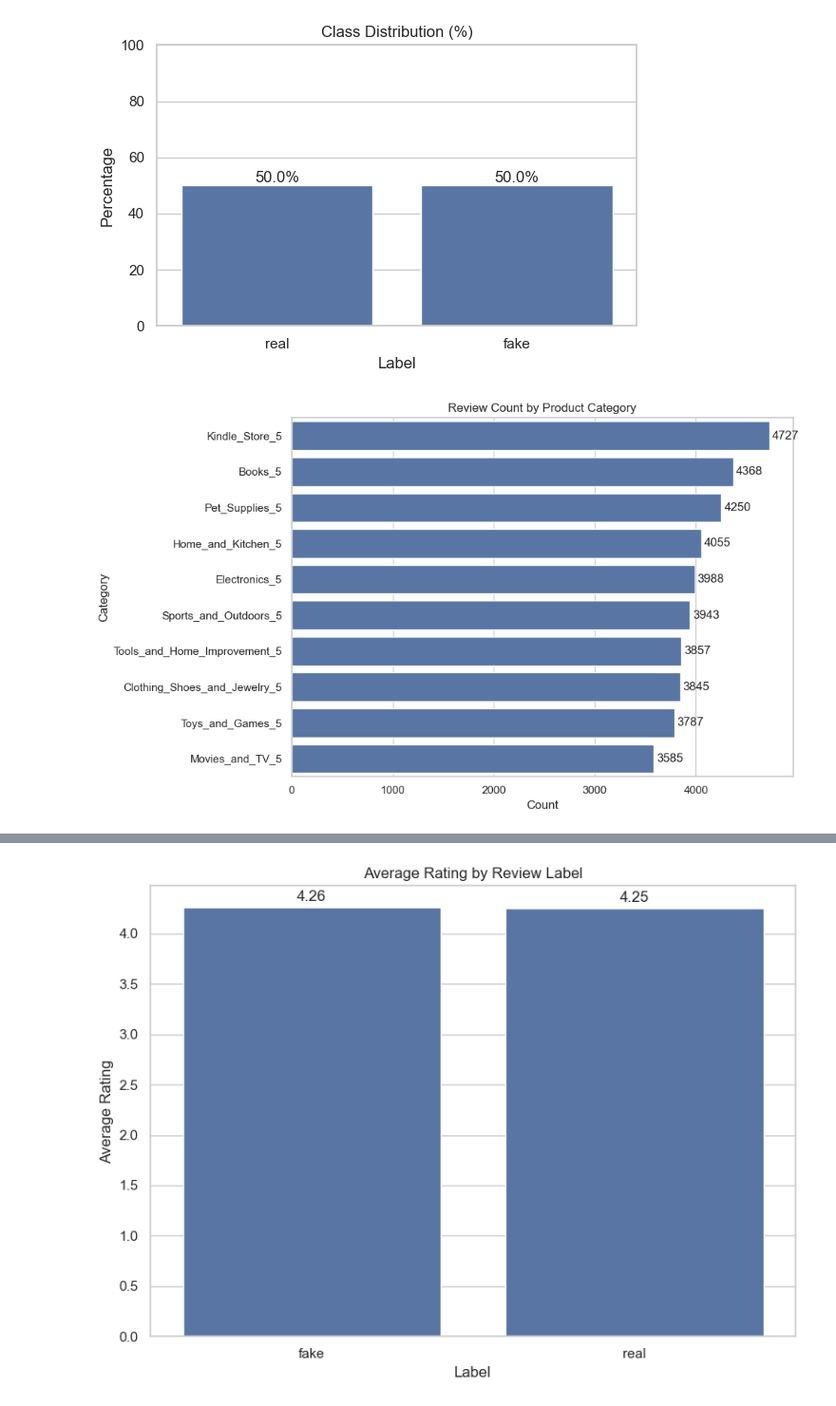
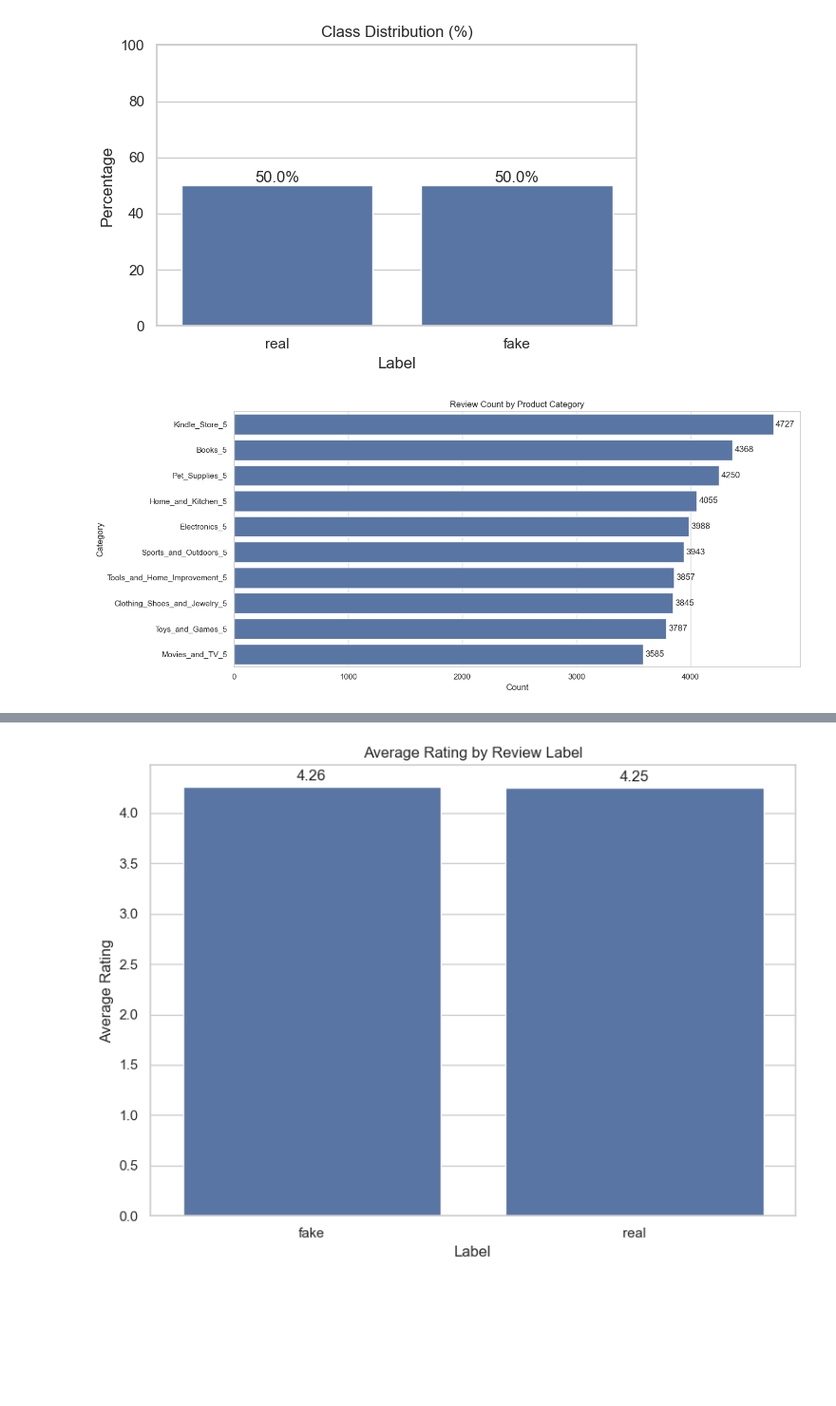
Before and after one commit to sankajithdjinasena/Review-Real-Fake-Classifier, a Jupyter notebook: notebooks/01_fake_reviews_clean_eda.ipynb, the cells around one changed output, grey strips where cells are left out. Shown at 95% size. Drawn from its saved outputs; the diff is of its cells as text; code cells hidden in the pictures; blank space fills up the shorter version.

```diff
--- a/01_fake_reviews_clean_eda.ipynb
+++ b/notebooks/01_fake_reviews_clean_eda.ipynb
@@ -153,31 +153,31 @@ plt.show()
 # %% [output]
 [figure]
 # %%
-plt.figure(figsize=(10, 6))
+plt.figure(figsize=(14, 6))
 
 top_cats = df["category"].value_counts().head(30)
 
 ax = sns.barplot(
     x=top_cats.values,
     y=top_cats.index
 )
 
 plt.title("Review Count by Product Category")
 plt.xlabel("Count")
 plt.ylabel("Category")
 
 # Add values to bars
 for container in ax.containers:
     ax.bar_label(container, fmt="%d", padding=3)
 
 plt.tight_layout()
 
 plt.savefig(
     os.path.join(EDA_DIR, "category_distribution.png"),
     dpi=150
 )
 
 plt.show()
 # %% [output]
-[figure, old version]
+[figure, new version]
 # %%
```
Also changed, not shown: parts of 3 cells of this notebook, 29 other files.
